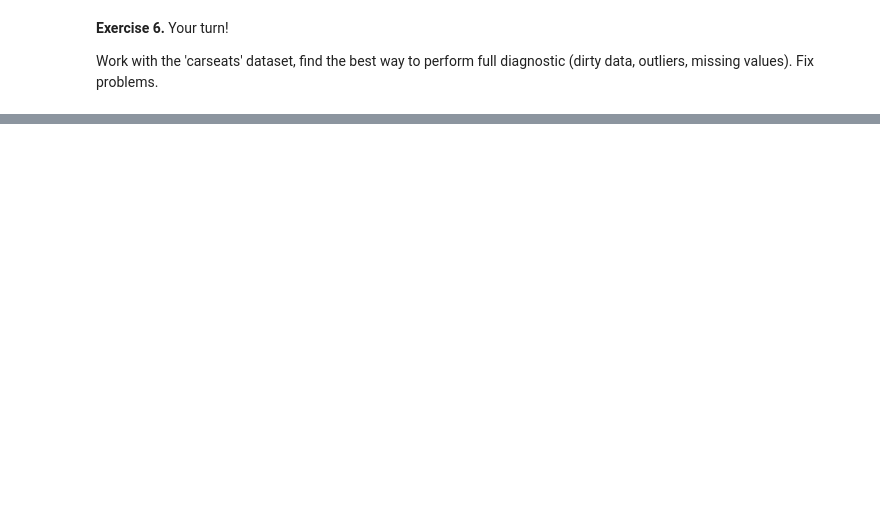
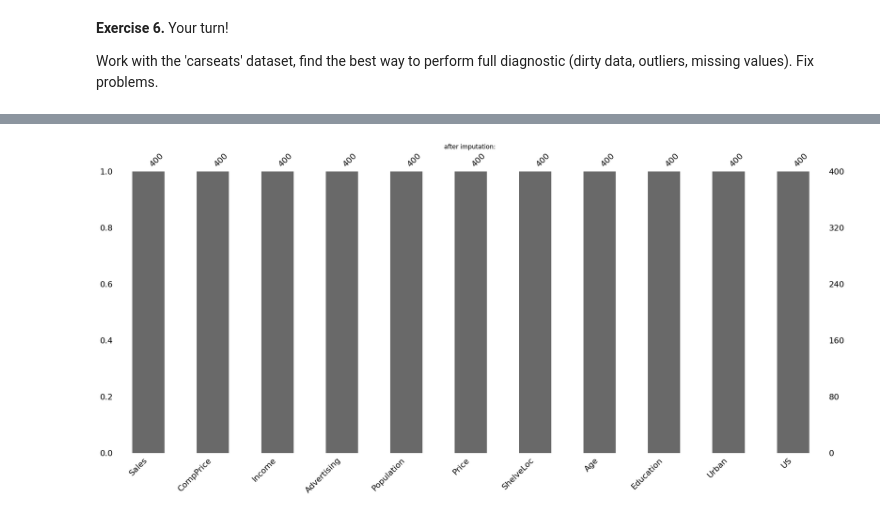
Before and after one commit to Hanna-Bando/s2ds2025, a Jupyter notebook: data_cleansing/Exercise4.ipynb, the cells around one changed output, grey strips where cells are left out. Drawn from its saved outputs; the diff is of its cells as text; code cells hidden in the pictures; blank space fills up the shorter version.

```diff
--- a/data_cleansing/Exercise4.ipynb
+++ b/data_cleansing/Exercise4.ipynb
@@ -713,0 +732,75 @@ print(carseats.head())
+# %%
+import missingno as msno
+import matplotlib.pyplot as plt
+import pandas as pd
+import numpy as np
+
+#finding missing values
+
+msno.matrix(carseats)
+plt.title("missing values matrix")
+plt.show()
+
+msno.bar(carseats)
+plt.title("missing values count per column")
+plt.show()
+
+msno.heatmap(carseats)
+plt.title("heatmap of missing values")
+plt.show()
+
+msno.dendrogram(carseats)
+plt.title("dendrogram of missing values")
+plt.show()
+
+#finding dirty data
+
+print("data types:\n", carseats.dtypes)
+print("unique values per column:")
+for col in carseats.columns:
+    print(f"{col}: {carseats[col].nunique()} unique values")
+
+# checking for values that don't make sense in numeric columns
+print("invalid income values:", (carseats['Income'] <= 0).sum())
+print("invalid price values:", (carseats['Price'] <= 0).sum())
+print("invalid sales values:", (carseats['Sales'] < 0).sum())
+print("suspicious education values:", (carseats['Education'] < 0).sum())
+print("suspicious age values:", ((carseats['Age'] < 18) | (carseats['Age'] > 100)).sum())
+
+
+# now it's time for outliers
+numeric_cols = carseats.select_dtypes(include='number').columns
+std_outliers = {}
+
+for col in numeric_cols:
+    mean = carseats[col].mean()
+    std = carseats[col].std()
+    outliers = carseats[(carseats[col] < mean - 3 * std) | (carseats[col] > mean + 3 * std)]
+    std_outliers[col] = outliers.shape[0]
+
+outlier_summary = pd.DataFrame.from_dict(std_outliers, orient='index', columns=['outlier count'])
+outlier_summary = outlier_summary.sort_values(by='outlier count', ascending=False)
+
+print(outlier_summary)
+
+carseats.boxplot(column=numeric_cols.tolist())
+plt.title("Boxplots for Numeric Columns (Outlier Detection)")
+plt.tight_layout()
+plt.show()
+
+
+print(carseats.head())
+
+
+# finally, let's handle the missing data!
+
+carseats['Income'].fillna(carseats['Income'].median(), inplace=True)
+carseats['Urban'].fillna(carseats['Urban'].mode()[0], inplace=True)
+
+# checking if everything missing is gone
+print("remaining missing values:\n", carseats.isnull().sum())
+
+msno.bar(carseats)
+plt.title("after imputation: ")
+plt.show()
+# %% [output]
@@ -713,0 +820 @@ print(carseats.head())
+[figure, added]
```
Also changed, not shown: parts of 23 cells of this notebook.
